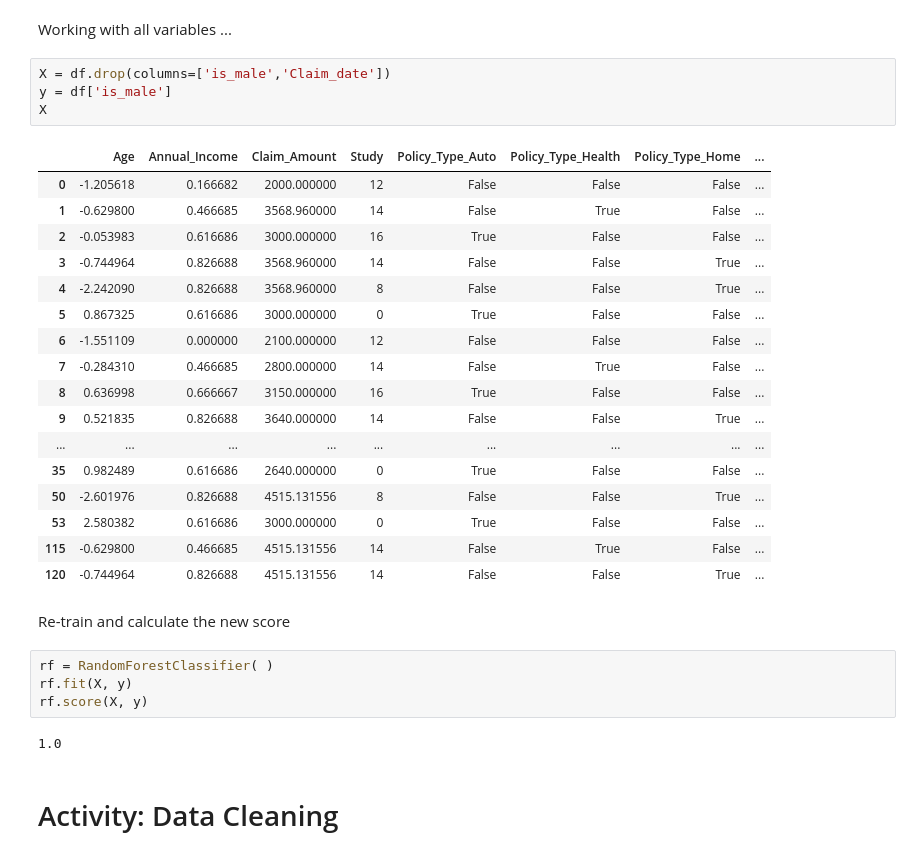
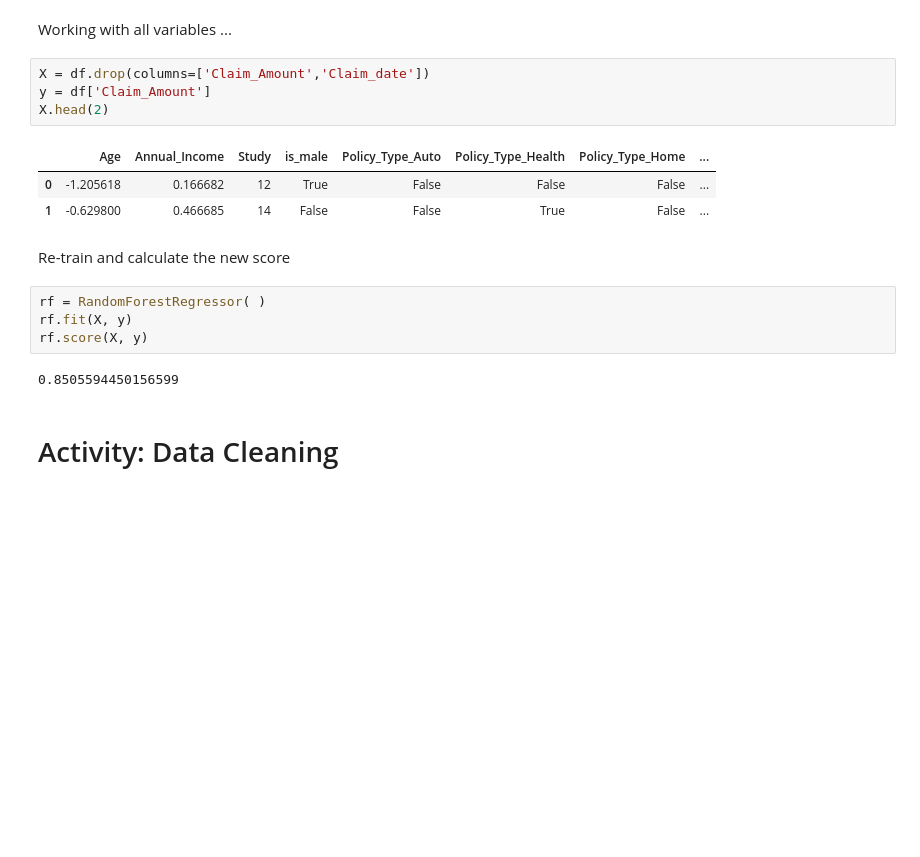
Before and after one commit to lcbjrrr/ML315, a Jupyter notebook: ML315_99_Cleaning.ipynb, the cells around one changed output. Saved outputs shown, nothing was run; the diff lists cells and outputs as text; blank space fills up the shorter version.

```diff
--- a/ML315_99_Cleaning.ipynb
+++ b/ML315_99_Cleaning.ipynb
@@ -574,35 +554,21 @@ df
 # %% [markdown]
 Working with all variables ...
 # %%
-X = df.drop(columns=['is_male','Claim_date'])
-y = df['is_male']
-X
+X = df.drop(columns=['Claim_Amount','Claim_date'])
+y = df['Claim_Amount']
+X.head(2)
 # %% [output]
-|  | Age | Annual_Income | Claim_Amount | Study | Policy_Type_Auto | Policy_Type_Health | Policy_Type_Home | ... |
-| 0 | -1.205618 | 0.166682 | 2000.000000 | 12 | False | False | False | ... |
-| 1 | -0.629800 | 0.466685 | 3568.960000 | 14 | False | True | False | ... |
-| 2 | -0.053983 | 0.616686 | 3000.000000 | 16 | True | False | False | ... |
-| 3 | -0.744964 | 0.826688 | 3568.960000 | 14 | False | False | True | ... |
-| 4 | -2.242090 | 0.826688 | 3568.960000 | 8 | False | False | True | ... |
-| 5 | 0.867325 | 0.616686 | 3000.000000 | 0 | True | False | False | ... |
-| 6 | -1.551109 | 0.000000 | 2100.000000 | 12 | False | False | False | ... |
-| 7 | -0.284310 | 0.466685 | 2800.000000 | 14 | False | True | False | ... |
-| 8 | 0.636998 | 0.666667 | 3150.000000 | 16 | True | False | False | ... |
-| 9 | 0.521835 | 0.826688 | 3640.000000 | 14 | False | False | True | ... |
-| ... | ... | ... | ... | ... | ... | ... | ... | ... |
-| 35 | 0.982489 | 0.616686 | 2640.000000 | 0 | True | False | False | ... |
-| 50 | -2.601976 | 0.826688 | 4515.131556 | 8 | False | False | True | ... |
-| 53 | 2.580382 | 0.616686 | 3000.000000 | 0 | True | False | False | ... |
-| 115 | -0.629800 | 0.466685 | 4515.131556 | 14 | False | True | False | ... |
-| 120 | -0.744964 | 0.826688 | 4515.131556 | 14 | False | False | True | ... |
+|  | Age | Annual_Income | Study | is_male | Policy_Type_Auto | Policy_Type_Health | Policy_Type_Home | ... |
+| 0 | -1.205618 | 0.166682 | 12 | True | False | False | False | ... |
+| 1 | -0.629800 | 0.466685 | 14 | False | False | True | False | ... |
 # %% [markdown]
 Re-train and calculate the new score
 # %%
-rf = RandomForestClassifier( )
+rf = RandomForestRegressor( )
 rf.fit(X, y)
 rf.score(X, y)
 # %% [output]
-1.0
+0.8505594450156599
 # %% [markdown]
 # Activity: Data Cleaning
 # %% [markdown]
```
Also changed, not shown: parts of 3 cells of this notebook.
